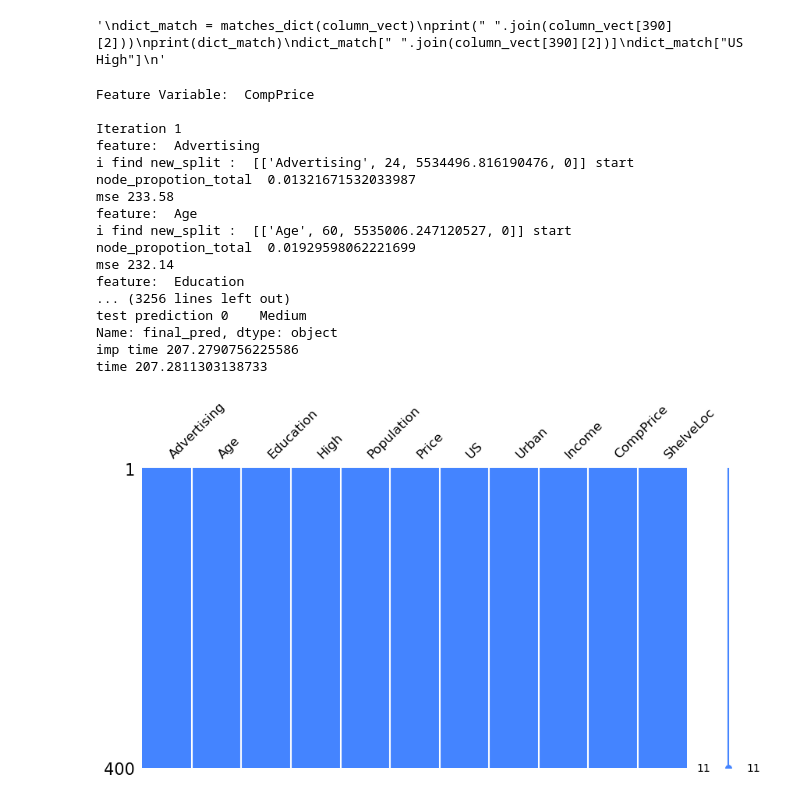
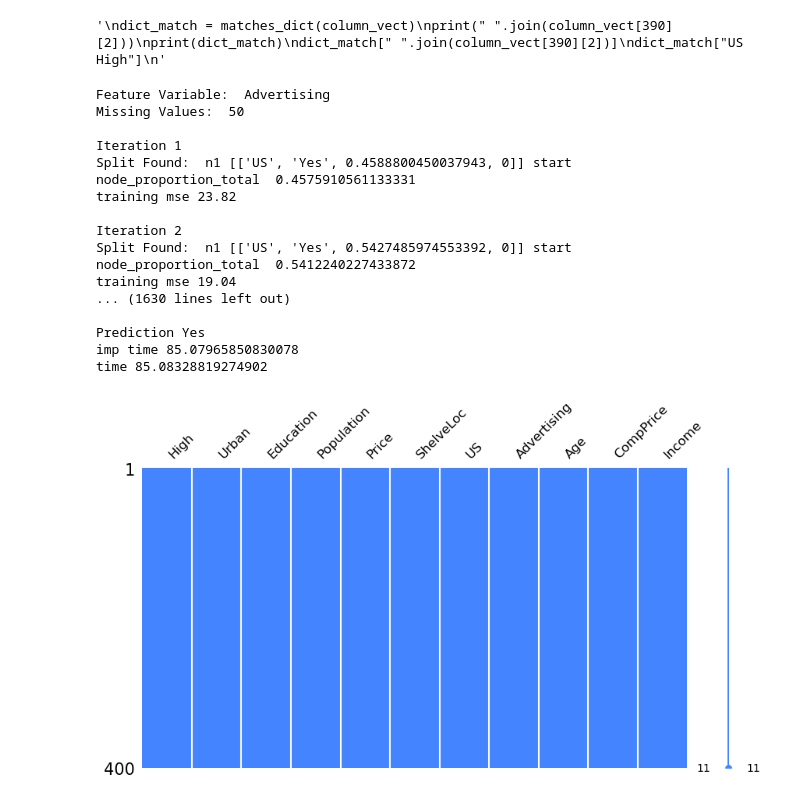
Before and after one commit to danielchfynn/TREE4, a Jupyter notebook: binpi_applied.ipynb, the cells around one changed output. Saved outputs shown, nothing was run; the diff lists cells and outputs as text; code cells hidden in the pictures.

```diff
--- a/binpi_applied.ipynb
+++ b/binpi_applied.ipynb
@@ -164,28 +160,28 @@ dict_match["US High"]
 # %% [output]
 '\ndict_match = matches_dict(column_vect)\nprint(" ".join(column_vect[390][2]))\nprint(dict_match)\ndict_match[" ".join(column_vect[390][2])]\ndict_match["US High"]\n'
 # %%
-df2 = binpi_imputation(df2,column_vect, num_var, bin_var, class_var, weak_learners = 3)
+df_binpi = binpi_imputation(df2,column_vect, num_var, bin_var, class_var, weak_learners = 7)
 
 #issue for feature_var as categorical giving multiple splits - not a problem, for greater splits
 # %% [output]
-Feature Variable:  CompPrice
+Feature Variable:  Advertising
+Missing Values:  50
 
 Iteration 1
-feature:  Advertising
-i find new_split :  [['Advertising', 24, 5534496.816190476, 0]] start
-node_propotion_total  0.01321671532033987
-mse 233.58
-feature:  Age
-i find new_split :  [['Age', 60, 5535006.247120527, 0]] start
-node_propotion_total  0.01929598062221699
-mse 232.14
-feature:  Education
-... (3256 lines left out)
-test prediction 0    Medium
-Name: final_pred, dtype: object
-imp time 207.2790756225586
-time 207.2811303138733
+Split Found:  n1 [['US', 'Yes', 0.4588800450037943, 0]] start
+node_proportion_total  0.4575910561133331
+training mse 23.82
+
+Iteration 2
+Split Found:  n1 [['US', 'Yes', 0.5427485974553392, 0]] start
+node_proportion_total  0.5412240227433872
+training mse 19.04
+... (1630 lines left out)
+
+Prediction Yes
+imp time 85.07965850830078
+time 85.08328819274902
 # %%
-missingno.matrix(df2, figsize=(10,5), fontsize=12, color=(0.27, 0.52, 1.0));
+missingno.matrix(df_binpi, figsize=(10,5), fontsize=12, color=(0.27, 0.52, 1.0));
 # %% [output]
-[figure, old version]
+[figure, new version]
```
Also changed, not shown: parts of 21 cells of this notebook, 4 other files.
